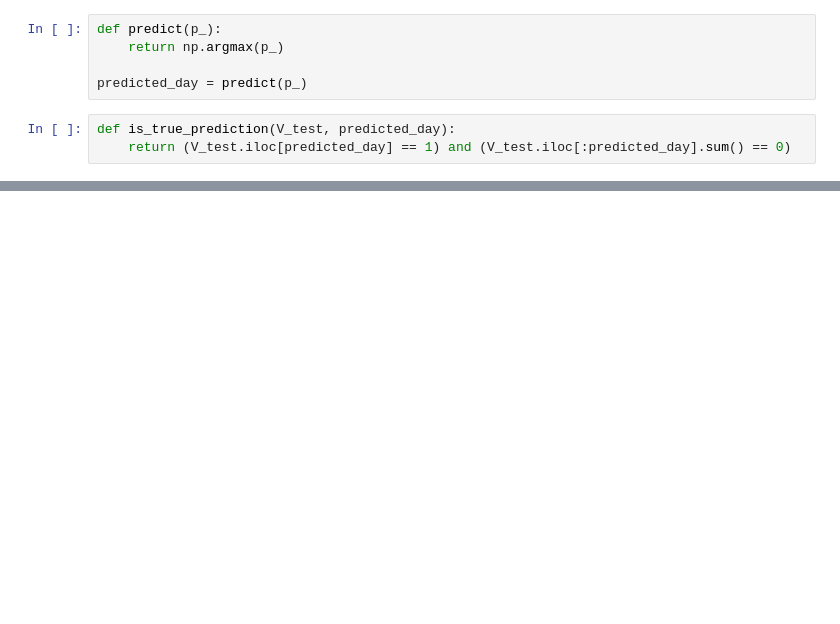
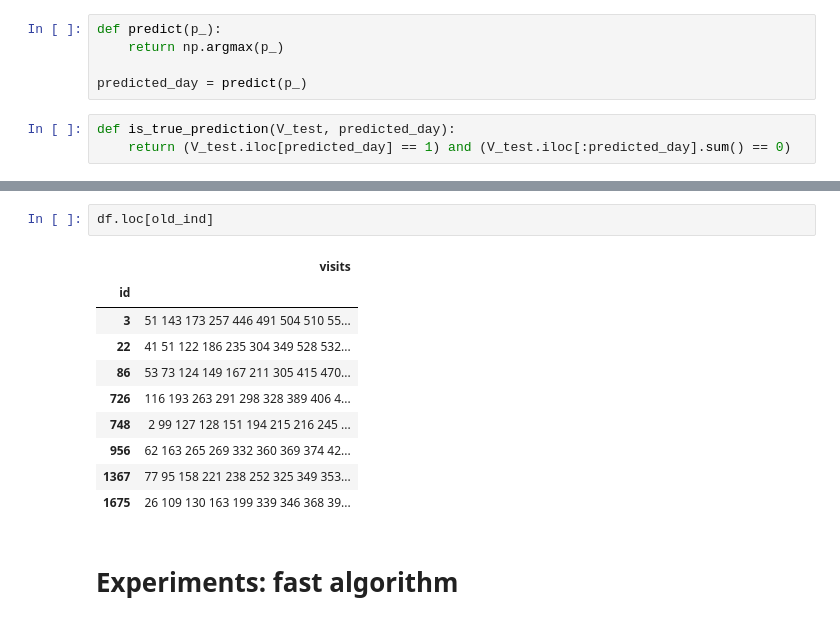
Before and after one commit to pbilinskyi/prediction-of-visits, a Jupyter notebook: notebook.ipynb, the cells around one changed output, grey strips where cells are left out. Saved outputs shown, nothing was run; the diff lists cells and outputs as text; blank space fills up the shorter version.

```diff
--- a/notebook.ipynb
+++ b/notebook.ipynb
@@ -283,0 +385,15 @@ def is_true_prediction(V_test, predicted_day):
+# %%
+df.loc[old_ind]
+# %% [output]
+|  | visits |
+| id |  |
+| 3 | 51 143 173 257 446 491 504 510 55... |
+| 22 | 41 51 122 186 235 304 349 528 532... |
+| 86 | 53 73 124 149 167 211 305 415 470... |
+| 726 | 116 193 263 291 298 328 389 406 4... |
+| 748 | 2 99 127 128 151 194 215 216 245 ... |
+| 956 | 62 163 265 269 332 360 369 374 42... |
+| 1367 | 77 95 158 221 238 252 325 349 353... |
+| 1675 | 26 109 130 163 199 339 346 368 39... |
+# %% [markdown]
+# Experiments: fast algorithm
```
Also changed, not shown: parts of 21 cells of this notebook, 2 other files.
